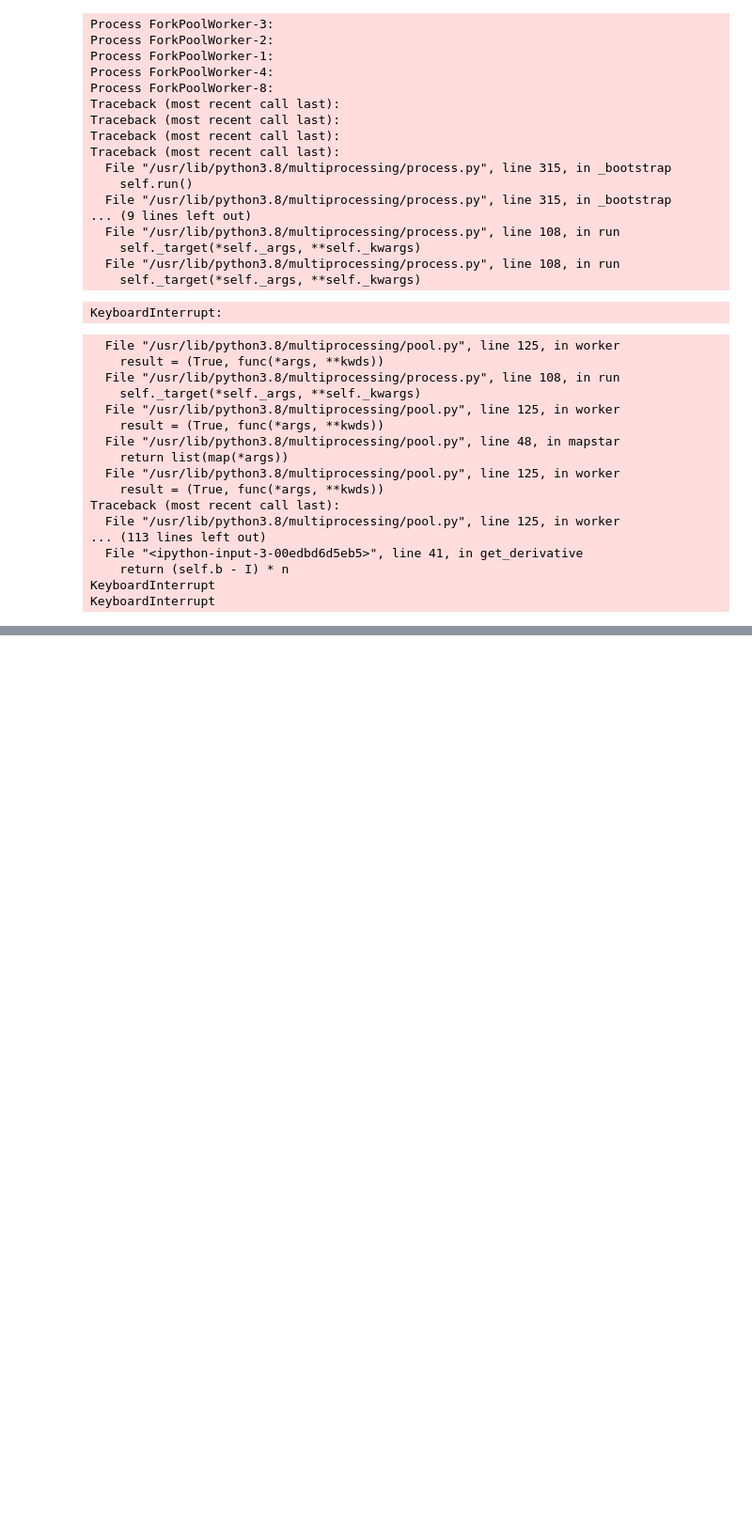
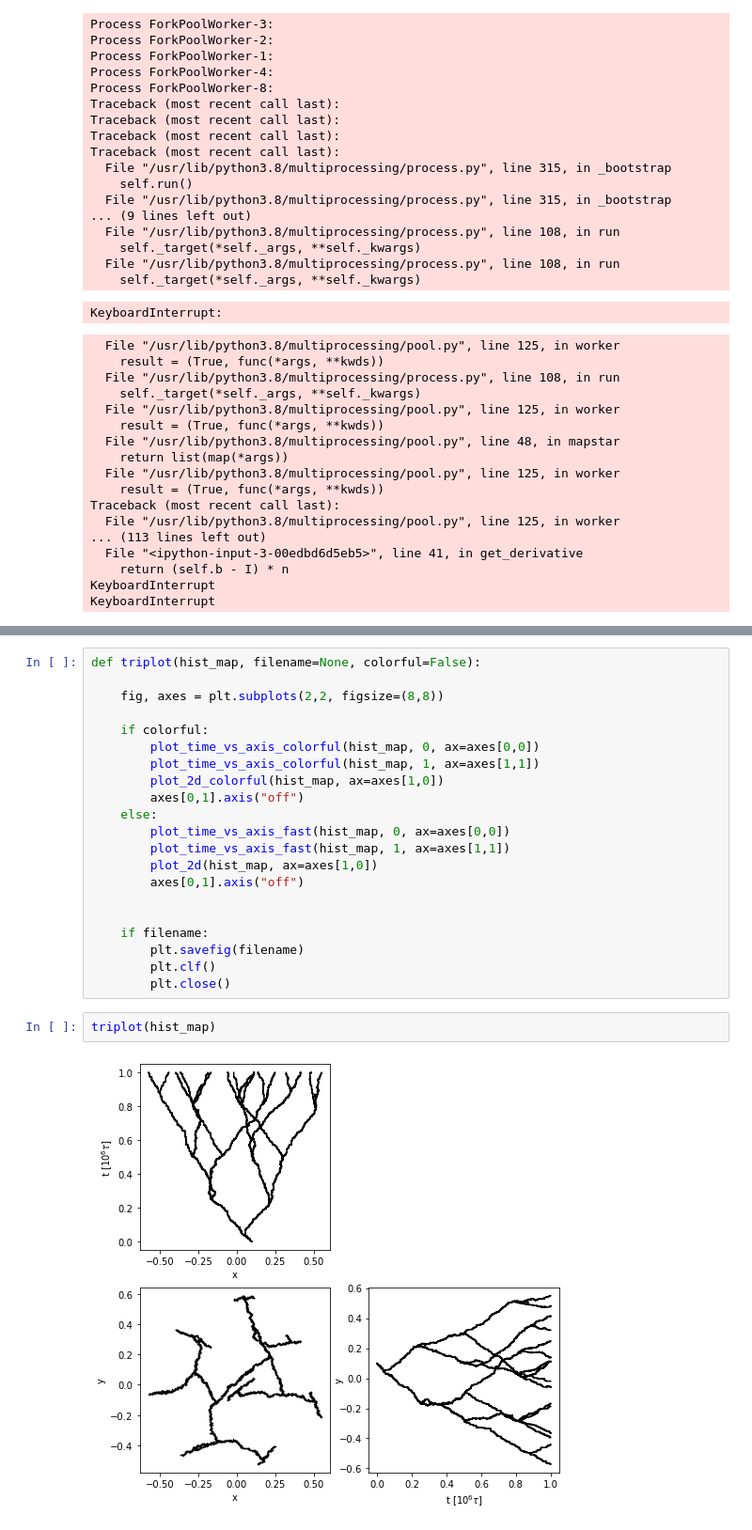
Before and after one commit to Balazzs/2D_speciation, a Jupyter notebook: thing.ipynb, the cells around one changed output, grey strips where cells are left out. Shown: that part at 94% size. Saved outputs shown, nothing was run; the diff lists cells and outputs as text; blank space fills up the shorter version.

```diff
--- a/thing.ipynb
+++ b/thing.ipynb
@@ -288,0 +384,25 @@ KeyboardInterrupt
+# %%
+def triplot(hist_map, filename=None, colorful=False):
+
+    fig, axes = plt.subplots(2,2, figsize=(8,8))
+
+    if colorful:
+        plot_time_vs_axis_colorful(hist_map, 0, ax=axes[0,0])
+        plot_time_vs_axis_colorful(hist_map, 1, ax=axes[1,1])
+        plot_2d_colorful(hist_map, ax=axes[1,0])
+        axes[0,1].axis("off")
+    else:
+        plot_time_vs_axis_fast(hist_map, 0, ax=axes[0,0])
+        plot_time_vs_axis_fast(hist_map, 1, ax=axes[1,1])
+        plot_2d(hist_map, ax=axes[1,0])
+        axes[0,1].axis("off")
+
+
+    if filename:
+        plt.savefig(filename)
+        plt.clf()
+        plt.close()
+# %%
+triplot(hist_map)
+# %% [output]
+[figure, added]
```
Also changed, not shown: parts of 9 cells of this notebook.
